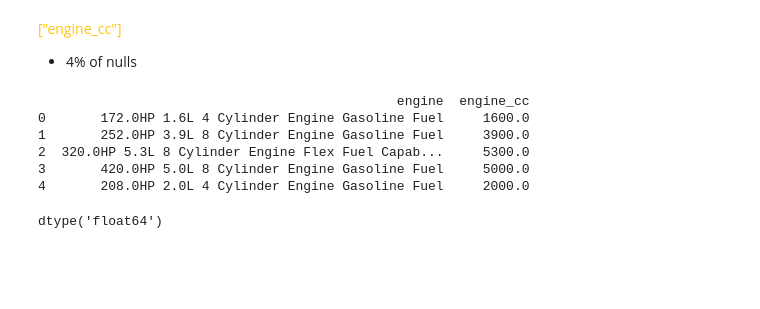
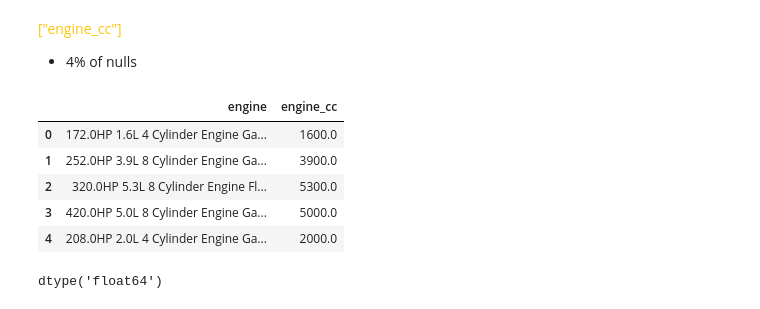
Before and after one commit to Bootcamp-IA-P4/Car_prices_project_equipo2, a Jupyter notebook: eda/cleaning.ipynb, the cells around one changed output. Drawn from its saved outputs; the diff is of its cells as text; code cells hidden in the pictures; blank space fills up the shorter version.

```diff
--- a/eda/cleaning.ipynb
+++ b/eda/cleaning.ipynb
@@ -294,41 +298,41 @@ def extract_liters_to_cubic_cm(row):
     match_3 =  re.search(r"(\d\.?\d*)\s+L\w*", engine_string) # Extract number before ' L' followed by other characters
 
     if match:
         try:
             liters_str = match.group(1)
             liters = float(liters_str)
             cubic_cm = liters * 1000
             return cubic_cm
         except ValueError:
             return None
     elif match_2:
         try:
             liters_str = match_2.group(1)
             liters = float(liters_str)
             cubic_cm = liters * 1000
             return cubic_cm
         except ValueError:
             return None
     elif match_3:
         try:
             liters_str = match_3.group(1)
             liters = float(liters_str)
             cubic_cm = liters * 1000
             return cubic_cm
         except ValueError:
             return None
     else:
         return None
 
-df_car['engine_cc'] = df_car.apply(extract_liters_to_cubic_cm, axis=1) # Apply row-wise
-print(df_car[['engine', 'engine_cc']].head())
+df_car['engine_cc'] = df_car.apply(extract_liters_to_cubic_cm, axis=1)
+df_car[['engine', 'engine_cc']].head()
 # %% [output]
-                                              engine  engine_cc
-0       172.0HP 1.6L 4 Cylinder Engine Gasoline Fuel     1600.0
-1       252.0HP 3.9L 8 Cylinder Engine Gasoline Fuel     3900.0
-2  320.0HP 5.3L 8 Cylinder Engine Flex Fuel Capab...     5300.0
-3       420.0HP 5.0L 8 Cylinder Engine Gasoline Fuel     5000.0
-4       208.0HP 2.0L 4 Cylinder Engine Gasoline Fuel     2000.0
+|  | engine | engine_cc |
+| 0 | 172.0HP 1.6L 4 Cylinder Engine Ga... | 1600.0 |
+| 1 | 252.0HP 3.9L 8 Cylinder Engine Ga... | 3900.0 |
+| 2 | 320.0HP 5.3L 8 Cylinder Engine Fl... | 5300.0 |
+| 3 | 420.0HP 5.0L 8 Cylinder Engine Ga... | 5000.0 |
+| 4 | 208.0HP 2.0L 4 Cylinder Engine Ga... | 2000.0 |
 # %%
 df_car["engine_cc"].dtype
 # %% [output]
```
Also changed, not shown: parts of 28 cells of this notebook.
